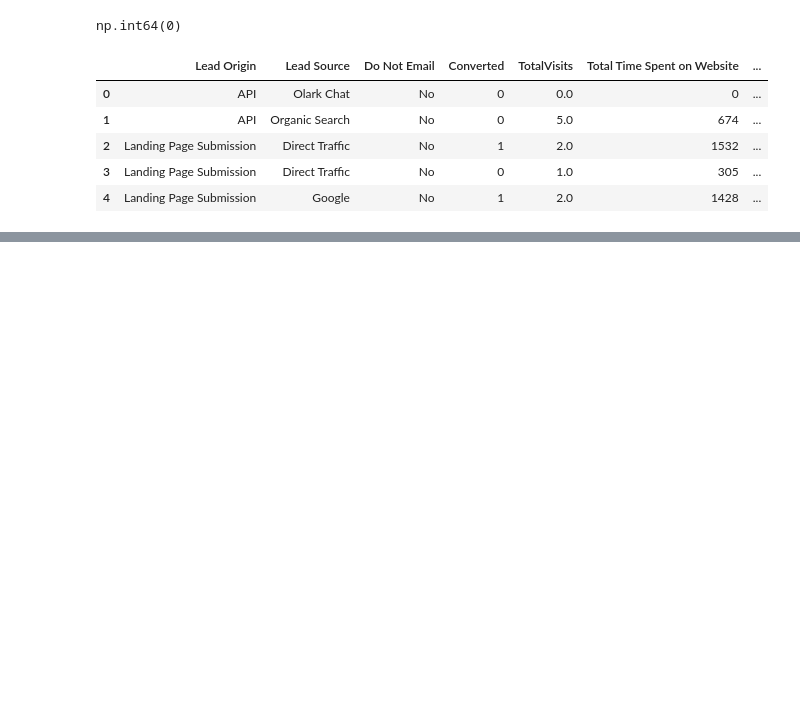
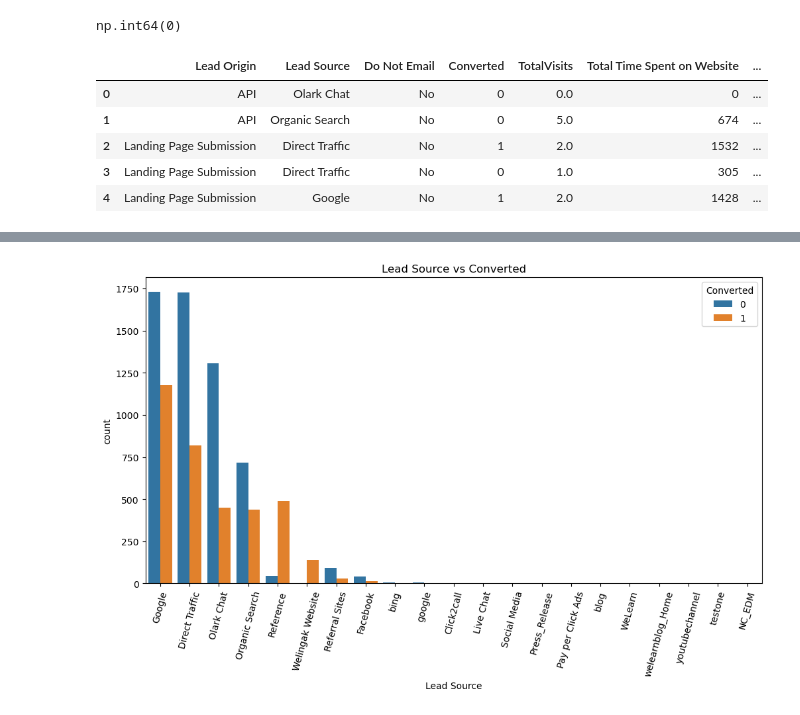
Before and after one commit to rubabrafique07/lead-scoring-system, a Jupyter notebook: notebook/lead_socre_eda.ipynb, the cells around one changed output, grey strips where cells are left out. Cells and saved outputs as stored; diff of their text form; code cells hidden in the pictures; blank space fills up the shorter version.

```diff
--- a/notebook/lead_socre_eda.ipynb
+++ b/notebook/lead_socre_eda.ipynb
@@ -261,0 +292,8 @@ df_clean.head()
+# %%
+plt.figure(figsize=(12,6))
+sns.countplot(x='Lead Source', hue='Converted', data=df_clean, order=df_clean['Lead Source'].value_counts().index)
+plt.title('Lead Source vs Converted')
+plt.xticks(rotation=75)
+plt.show()
+# %% [output]
+[figure, added]
```
Also changed, not shown: parts of 29 cells of this notebook.
